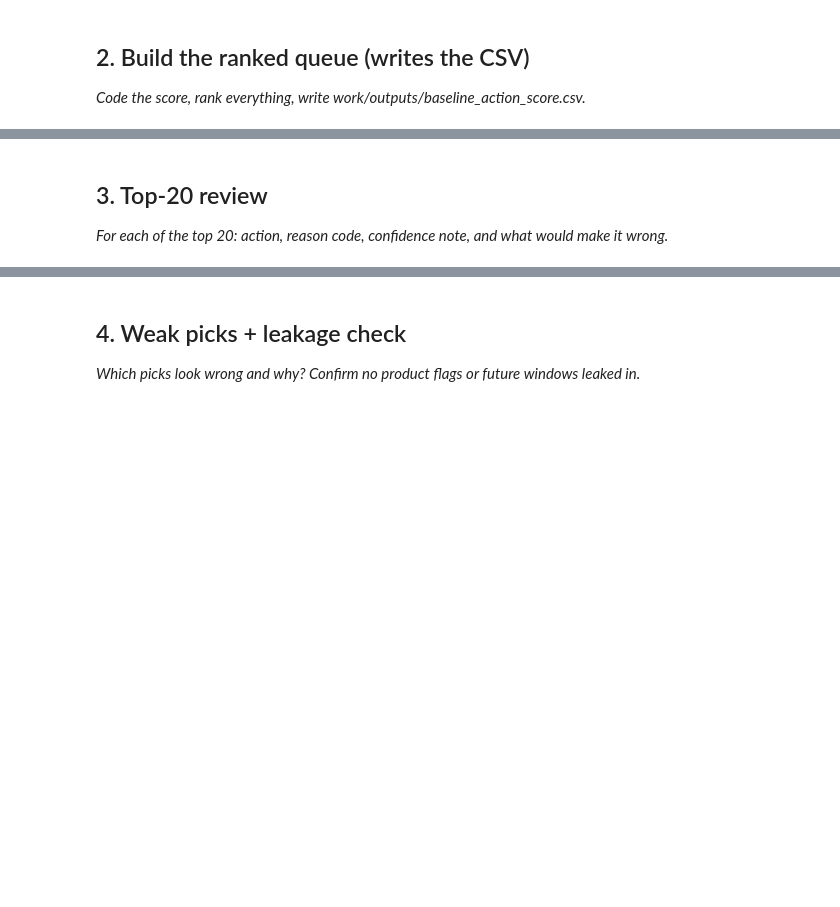
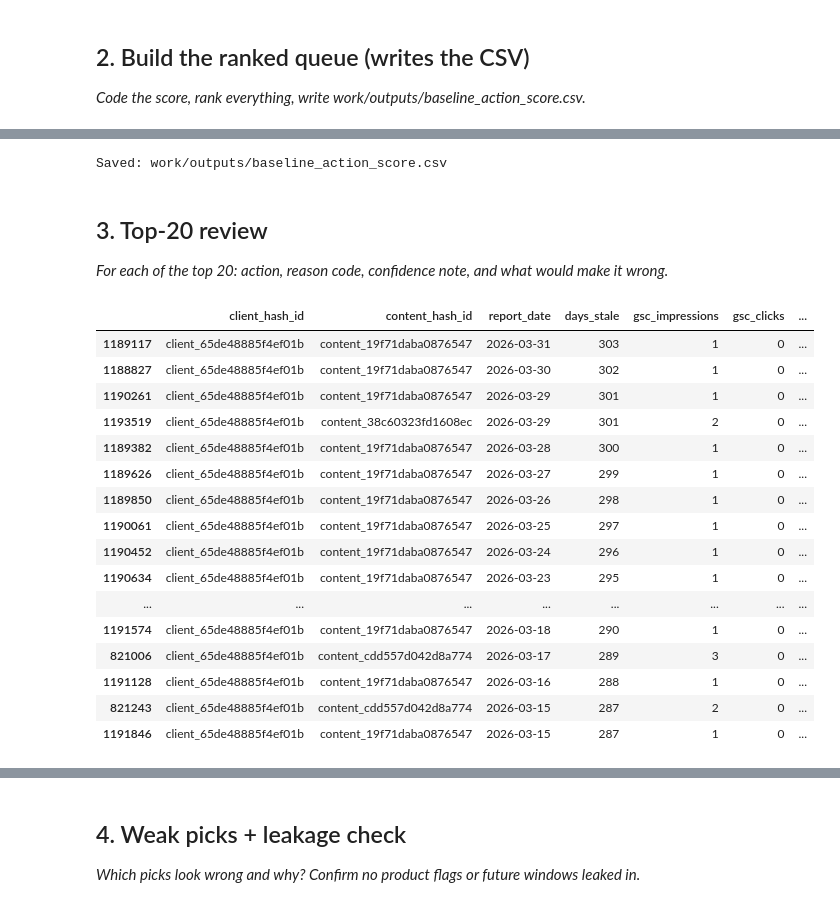
Before and after one commit to abdul-ITexpert/flyrank-internship-week1, a Jupyter notebook: work/notebooks/w04_baseline_score.ipynb, the cells around one changed output, grey strips where cells are left out. Saved outputs shown, nothing was run; the diff lists cells and outputs as text; code cells hidden in the pictures; blank space fills up the shorter version.

```diff
--- a/work/notebooks/w04_baseline_score.ipynb
+++ b/work/notebooks/w04_baseline_score.ipynb
@@ -22,0 +290,22 @@ This skeleton is yours to fill. Work the sections **in order** — each one has
+# %%
+df["action"] = np.where(
+    df["score"] >= 2,
+    "REFRESH",
+    "MONITOR"
+)
+# %%
+queue = df.sort_values(
+    ["score", "days_stale"],
+    ascending=[False, False]
+).copy()
+
+queue[
+    [
+        "client_hash_id",
+        "content_hash_id",
+        "report_date",
+        "score",
+        "reason_code",
+        "action"
+    ]
+].head(10)
@@ -23,3 +324,16 @@ This skeleton is yours to fill. Work the sections **in order** — each one has
+# %%
+import os
+
+os.makedirs("work/outputs", exist_ok=True)
+
+queue.to_csv(
+    "work/outputs/baseline_action_score.csv",
+    index=False
+)
+
+print("Saved:", "work/outputs/baseline_action_score.csv")
+# %% [output]
+Saved: work/outputs/baseline_action_score.csv
 # %% [markdown]
 ## 3. Top-20 review
 
@@ -27,3 +341,37 @@ This skeleton is yours to fill. Work the sections **in order** — each one has
 # %%
 # This cell is for CODE (numbers, a query, a check).
 # Write your text answer in the cell ABOVE this one — typing sentences here breaks Run All.
+top20 = queue.head(20).copy()
+
+top20[
+    [
+        "client_hash_id",
+        "content_hash_id",
+        "report_date",
+        "days_stale",
+        "gsc_impressions",
+        "gsc_clicks",
+        "gsc_avg_position",
+        "score",
+        "reason_code",
+        "action"
+    ]
+]
+# %% [output]
+|  | client_hash_id | content_hash_id | report_date | days_stale | gsc_impressions | gsc_clicks | ... |
+| 1189117 | client_65de48885f4ef01b | content_19f71daba0876547 | 2026-03-31 | 303 | 1 | 0 | ... |
+| 1188827 | client_65de48885f4ef01b | content_19f71daba0876547 | 2026-03-30 | 302 | 1 | 0 | ... |
+| 1190261 | client_65de48885f4ef01b | content_19f71daba0876547 | 2026-03-29 | 301 | 1 | 0 | ... |
+| 1193519 | client_65de48885f4ef01b | content_38c60323fd1608ec | 2026-03-29 | 301 | 2 | 0 | ... |
+| 1189382 | client_65de48885f4ef01b | content_19f71daba0876547 | 2026-03-28 | 300 | 1 | 0 | ... |
+| 1189626 | client_65de48885f4ef01b | content_19f71daba0876547 | 2026-03-27 | 299 | 1 | 0 | ... |
+| 1189850 | client_65de48885f4ef01b | content_19f71daba0876547 | 2026-03-26 | 298 | 1 | 0 | ... |
+| 1190061 | client_65de48885f4ef01b | content_19f71daba0876547 | 2026-03-25 | 297 | 1 | 0 | ... |
+| 1190452 | client_65de48885f4ef01b | content_19f71daba0876547 | 2026-03-24 | 296 | 1 | 0 | ... |
+| 1190634 | client_65de48885f4ef01b | content_19f71daba0876547 | 2026-03-23 | 295 | 1 | 0 | ... |
+| ... | ... | ... | ... | ... | ... | ... | ... |
+| 1191574 | client_65de48885f4ef01b | content_19f71daba0876547 | 2026-03-18 | 290 | 1 | 0 | ... |
+| 821006 | client_65de48885f4ef01b | content_cdd557d042d8a774 | 2026-03-17 | 289 | 3 | 0 | ... |
+| 1191128 | client_65de48885f4ef01b | content_19f71daba0876547 | 2026-03-16 | 288 | 1 | 0 | ... |
+| 821243 | client_65de48885f4ef01b | content_cdd557d042d8a774 | 2026-03-15 | 287 | 2 | 0 | ... |
+| 1191846 | client_65de48885f4ef01b | content_19f71daba0876547 | 2026-03-15 | 287 | 1 | 0 | ... |
```
Also changed, not shown: parts of 16 cells of this notebook.
